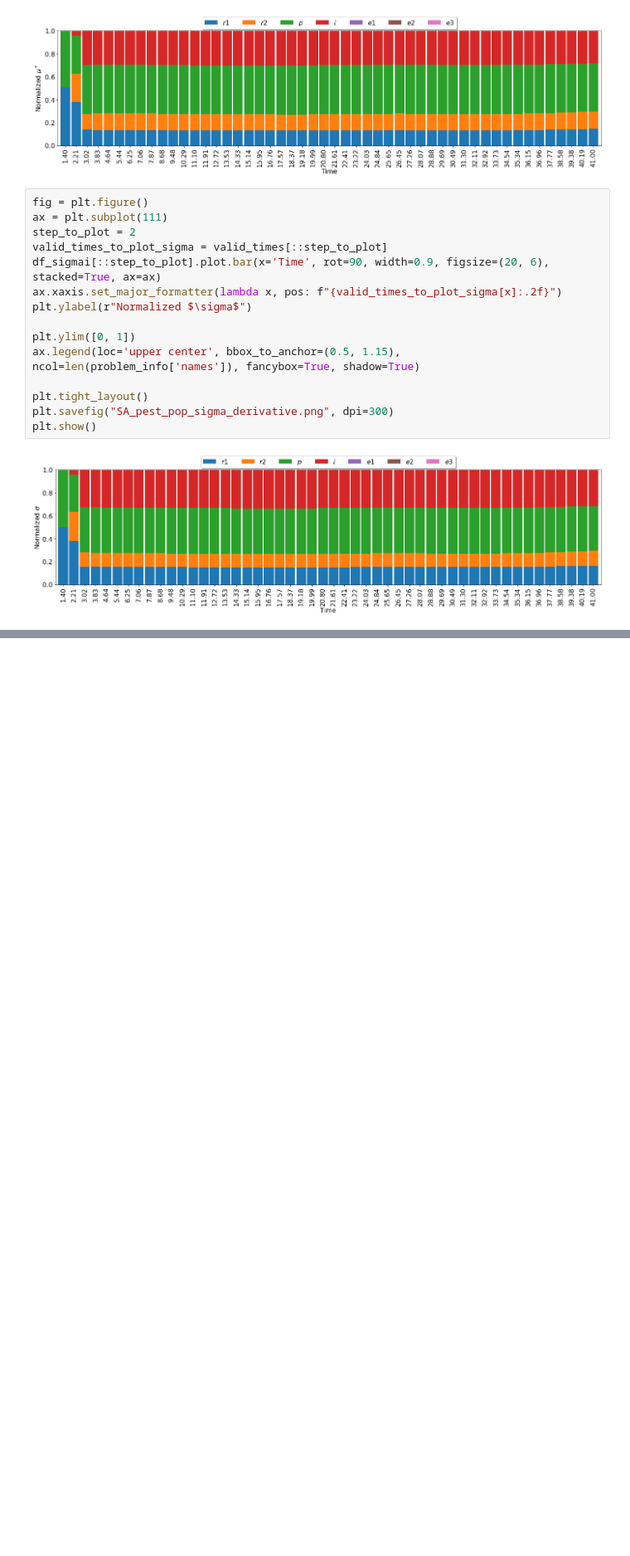
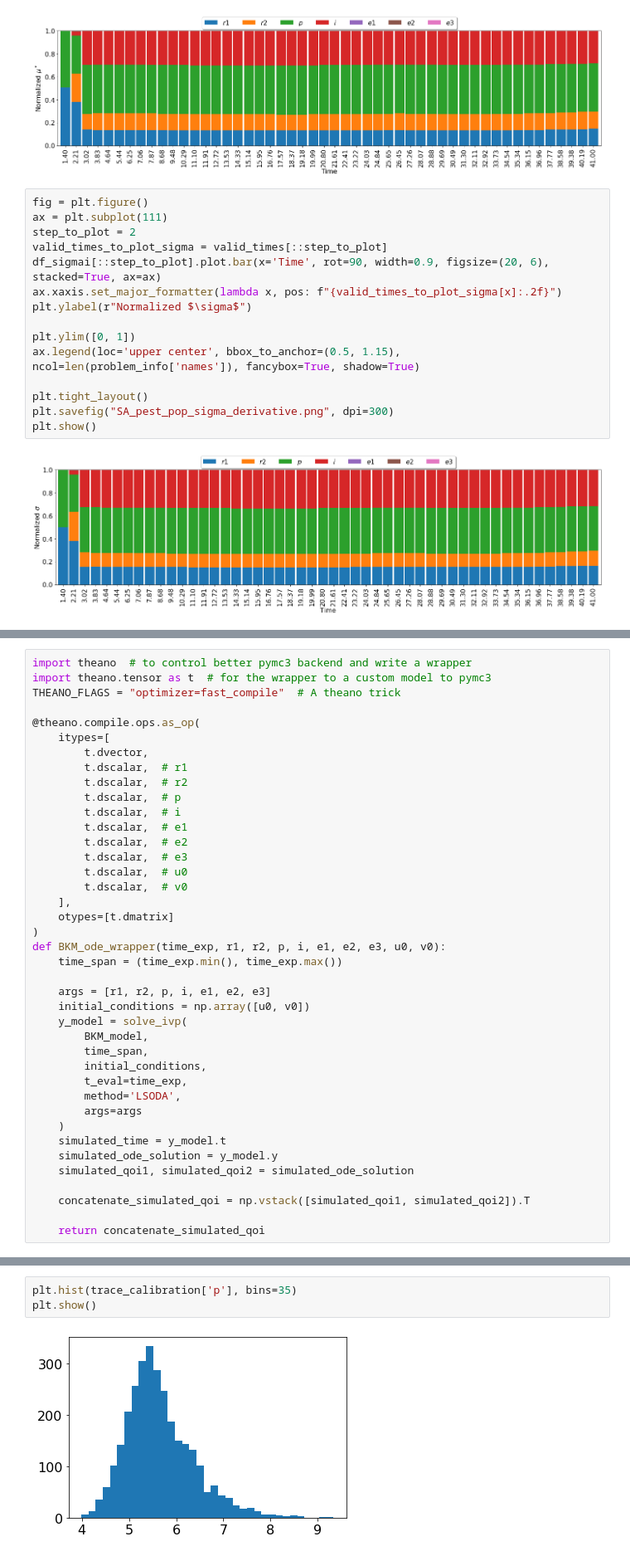
Before and after one commit to volpatto/pdeco, a Jupyter notebook: notebooks/lin.data-banksA-aphid-ladybeetle.ipynb, the cells around one changed output, grey strips where cells are left out. Shown at 83% size. Cells and saved outputs as stored; diff of their text form; blank space fills up the shorter version.

Commit message:
Add complete Bayesian calibration and UQ to ipynb

```diff
--- a/notebooks/lin.data-banksA-aphid-ladybeetle.ipynb
+++ b/notebooks/lin.data-banksA-aphid-ladybeetle.ipynb
@@ -832,0 +825,40 @@ plt.show()
+# %%
+import theano  # to control better pymc3 backend and write a wrapper
+import theano.tensor as t  # for the wrapper to a custom model to pymc3
+THEANO_FLAGS = "optimizer=fast_compile"  # A theano trick
+
+@theano.compile.ops.as_op(
+    itypes=[
+        t.dvector,
+        t.dscalar,  # r1
+        t.dscalar,  # r2
+        t.dscalar,  # p
+        t.dscalar,  # i
+        t.dscalar,  # e1
+        t.dscalar,  # e2
+        t.dscalar,  # e3
+        t.dscalar,  # u0
+        t.dscalar,  # v0
+    ],
+    otypes=[t.dmatrix]
+)
+def BKM_ode_wrapper(time_exp, r1, r2, p, i, e1, e2, e3, u0, v0):
+    time_span = (time_exp.min(), time_exp.max())
+
+    args = [r1, r2, p, i, e1, e2, e3]
+    initial_conditions = np.array([u0, v0])
+    y_model = solve_ivp(
+        BKM_model,
+        time_span,
+        initial_conditions,
+        t_eval=time_exp,
+        method='LSODA',
+        args=args
+    )
+    simulated_time = y_model.t
+    simulated_ode_solution = y_model.y
+    simulated_qoi1, simulated_qoi2 = simulated_ode_solution
+
+    concatenate_simulated_qoi = np.vstack([simulated_qoi1, simulated_qoi2]).T
+
+    return concatenate_simulated_qoi
@@ -832,0 +966,5 @@ plt.show()
+# %%
+plt.hist(trace_calibration['p'], bins=35)
+plt.show()
+# %% [output]
+[figure, added]
```
Also changed, not shown: parts of 19 cells of this notebook, 2 other files.
